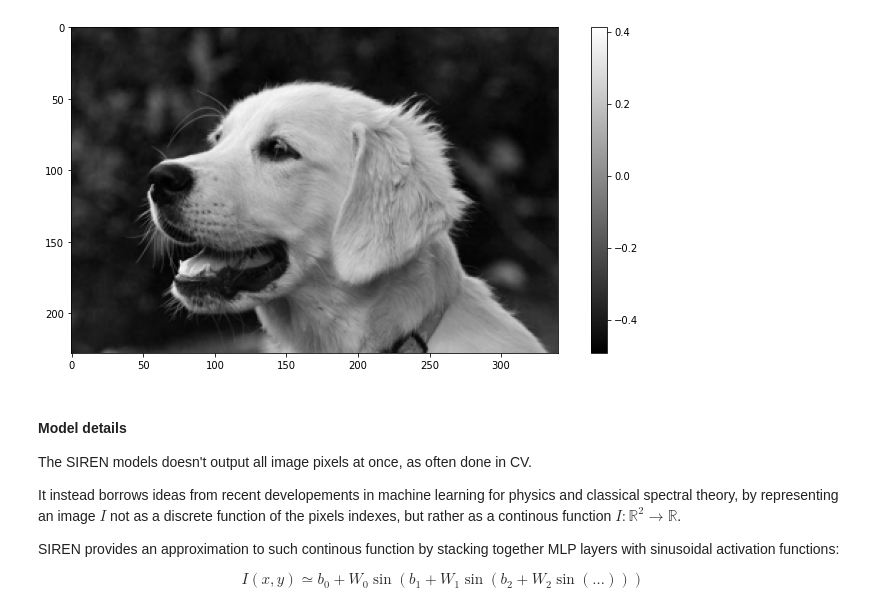
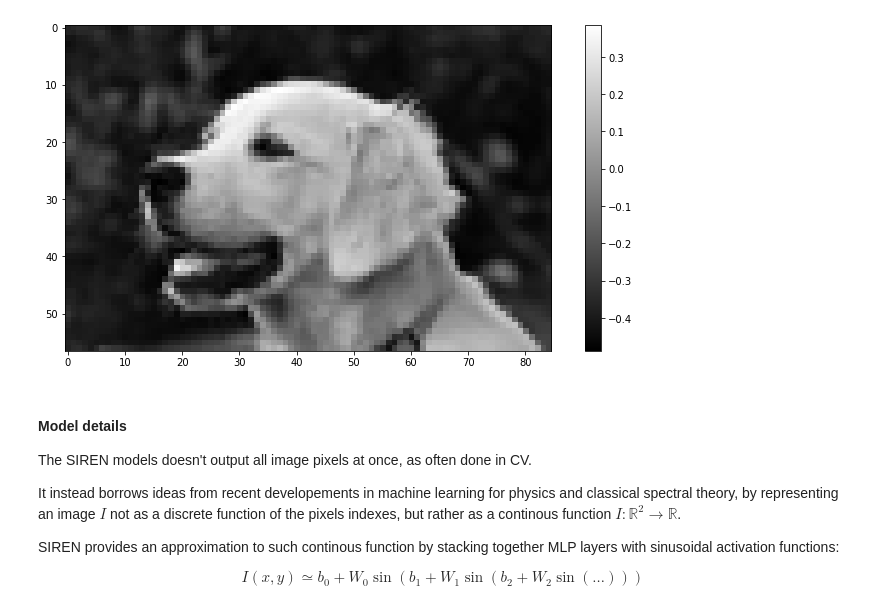
Before and after one commit to astanziola/siren-flax, a Jupyter notebook: Example.ipynb, the cells around one changed output. Saved outputs shown, nothing was run; the diff lists cells and outputs as text; code cells hidden in the pictures.

```diff
--- a/Example.ipynb
+++ b/Example.ipynb
@@ -20,19 +29,19 @@ rng = jax.random.PRNGKey(42)
 # %%
 from PIL import Image
 from matplotlib import pyplot as plt
 
-img = Image.open("dog-2556796_960_720.jpg").resize((340,228))
+img = Image.open("dog-2556796_960_720.jpg").resize((170//2,115//2))
 img = np.array(img)[:,:,0].astype(np.float32)
 img = img[:img.shape[1],:]/255. - 0.5
 flat_img = jnp.reshape(img, (-1,))
 img_shape = img.shape
 
 plt.figure(figsize=(12,6))
 plt.imshow(img, cmap="gray")
 plt.colorbar()
 plt.show()
 # %% [output]
-[figure, old version]
+[figure, new version]
 # %% [markdown]
 #### Model details
 
```
Also changed, not shown: parts of 25 cells of this notebook, 4 other files.
